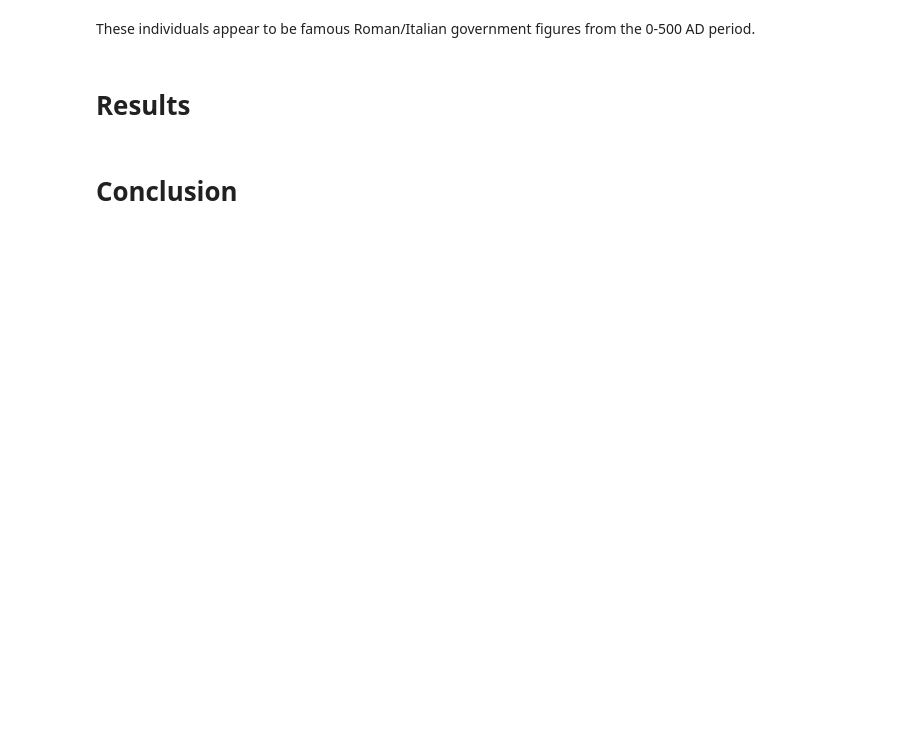
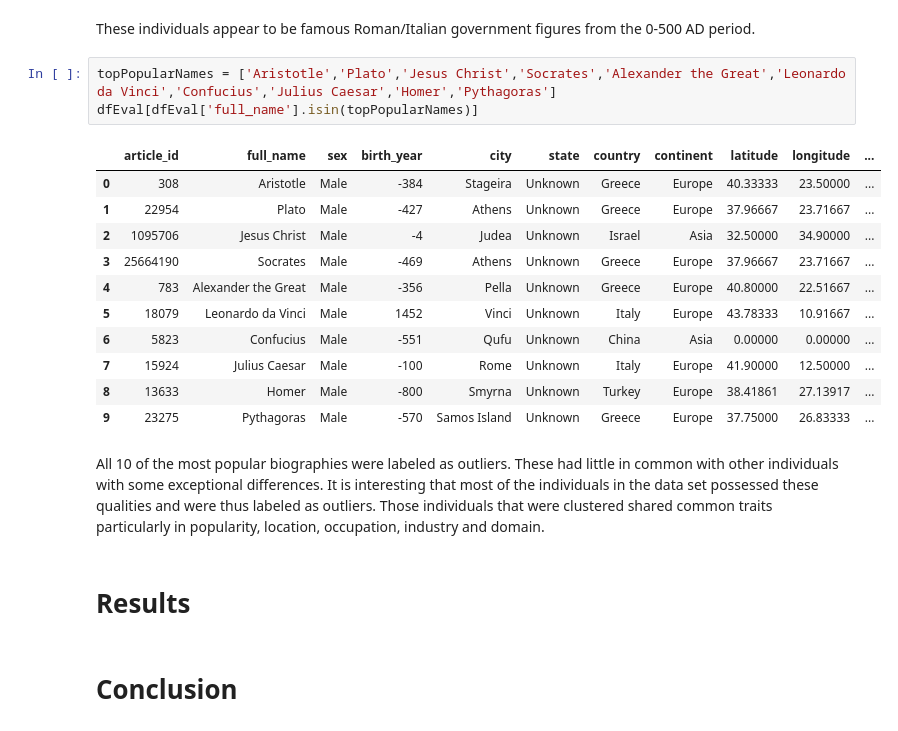
Before and after one commit to tbahng/ist652-final_project, a Jupyter notebook: Final_Project_Report.ipynb, the cells around one changed output. Cells and saved outputs as stored; diff of their text form; blank space fills up the shorter version.

```diff
--- a/Final_Project_Report.ipynb
+++ b/Final_Project_Report.ipynb
@@ -782,6 +782,23 @@ dfEval[keepCols].loc[labels == 1,]
 | 1677 | Gordian II | Male | 192 | Rome | Unknown | Italy | Europe | Politician | Government | Institutions | ... |
 # %% [markdown]
 These individuals appear to be famous Roman/Italian government figures from the 0-500 AD period.
+# %%
+topPopularNames = ['Aristotle','Plato','Jesus Christ','Socrates','Alexander the Great','Leonardo da Vinci','Confucius','Julius Caesar','Homer','Pythagoras']
+dfEval[dfEval['full_name'].isin(topPopularNames)]
+# %% [output]
+|  | article_id | full_name | sex | birth_year | city | state | country | continent | latitude | longitude | ... |
+| 0 | 308 | Aristotle | Male | -384 | Stageira | Unknown | Greece | Europe | 40.33333 | 23.50000 | ... |
+| 1 | 22954 | Plato | Male | -427 | Athens | Unknown | Greece | Europe | 37.96667 | 23.71667 | ... |
+| 2 | 1095706 | Jesus Christ | Male | -4 | Judea | Unknown | Israel | Asia | 32.50000 | 34.90000 | ... |
+| 3 | 25664190 | Socrates | Male | -469 | Athens | Unknown | Greece | Europe | 37.96667 | 23.71667 | ... |
+| 4 | 783 | Alexander the Great | Male | -356 | Pella | Unknown | Greece | Europe | 40.80000 | 22.51667 | ... |
+| 5 | 18079 | Leonardo da Vinci | Male | 1452 | Vinci | Unknown | Italy | Europe | 43.78333 | 10.91667 | ... |
+| 6 | 5823 | Confucius | Male | -551 | Qufu | Unknown | China | Asia | 0.00000 | 0.00000 | ... |
+| 7 | 15924 | Julius Caesar | Male | -100 | Rome | Unknown | Italy | Europe | 41.90000 | 12.50000 | ... |
+| 8 | 13633 | Homer | Male | -800 | Smyrna | Unknown | Turkey | Europe | 38.41861 | 27.13917 | ... |
+| 9 | 23275 | Pythagoras | Male | -570 | Samos Island | Unknown | Greece | Europe | 37.75000 | 26.83333 | ... |
+# %% [markdown]
+All 10 of the most popular biographies were labeled as outliers. These had little in common with other individuals with some exceptional differences. It is interesting that most of the individuals in the data set possessed these qualities and were thus labeled as outliers. Those individuals that were clustered shared common traits particularly in popularity, location, occupation, industry and domain.
 # %% [markdown]
 # Results
 # %% [markdown]
```
